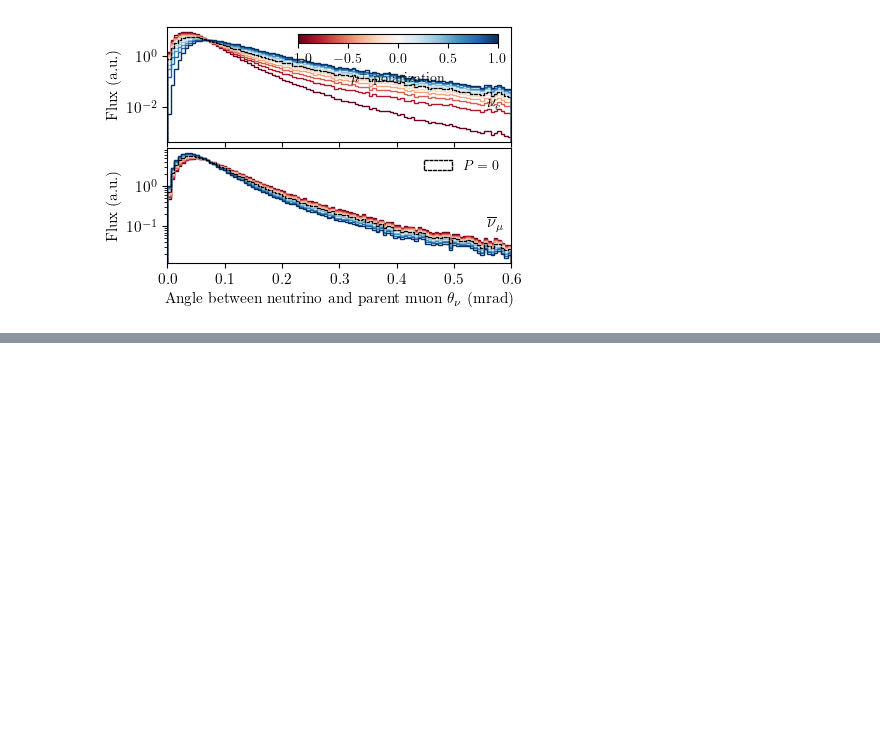
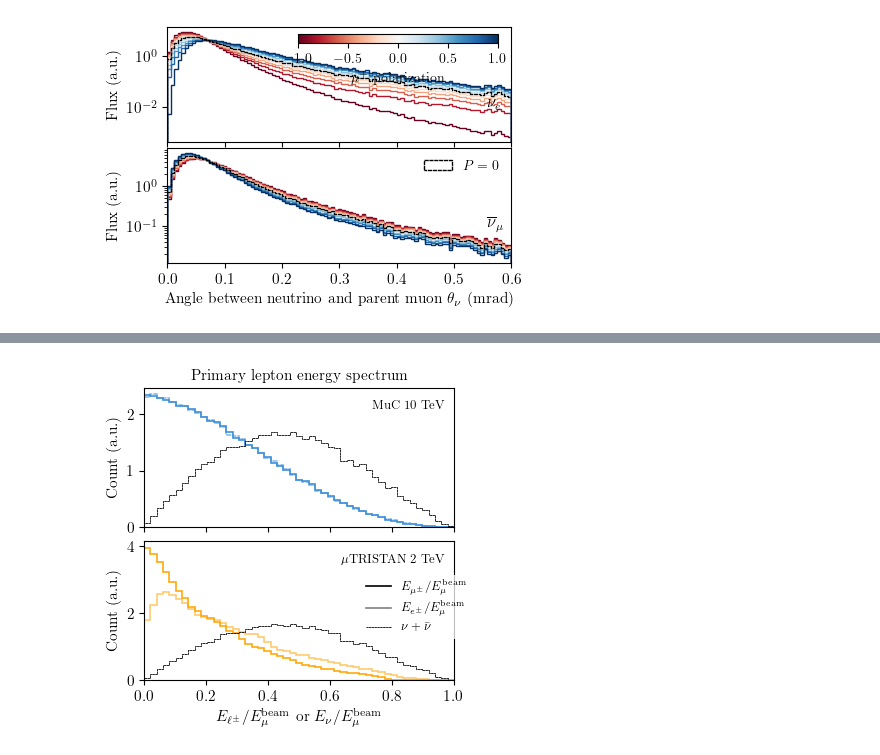
Before and after one commit to mhostert/BIN_MC, a Jupyter notebook: BIN_characterization.ipynb, the cells around one changed output, grey strips where cells are left out. Cells and saved outputs as stored; diff of their text form; code cells hidden in the pictures; blank space fills up the shorter version.

```diff
--- a/BIN_characterization.ipynb
+++ b/BIN_characterization.ipynb
@@ -705,0 +769,60 @@ plt.savefig('plots/BIN_distributions/polarized_angle_dist.pdf', bbox_inches = 't
+# %%
+import matplotlib.gridspec as gridspec
+
+# Create figure and gridspec
+fig = plt.figure(figsize=(4.0, 3.8))
+gs = gridspec.GridSpec(2, 1, height_ratios=[1, 1], hspace=0.1)
+ax1 = plt.subplot(gs[0])
+ax2 = plt.subplot(gs[1])
+ax1.set_title(r'Primary lepton energy spectrum', fontsize=11)
+
+LS = (1,(3,0.5))
+LW = 1.2
+yunits=1e9
+bins = np.linspace(0,1,50)
+DENS=True
+light_factor=0.6
+# First subplot
+c1 = col_sims[0]
+ax1.hist(c1.genie_events[c1.genie_e]['E'] / c1.design['beam_p0'], weights=c1.genie_events[c1.genie_e]['w'] / yunits,
+         bins=bins, histtype='step', label='MuC 10 TeV', color=pt.cblind_safe_wheel[0], zorder=2, lw=LW, density=DENS)
+ax1.hist(c1.genie_events[c1.genie_mu]['E'] / c1.design['beam_p0'], weights=c1.genie_events[c1.genie_mu]['w'] / yunits,
+         bins=bins, histtype='step', color=pt.lighten_color(pt.cblind_safe_wheel[0],light_factor), zorder=2-0.1, ls=(1,(3,0.6)), lw=LW, density=DENS)
+ax1.hist(c1.genie_events['nu_E'] / c1.design['beam_p0'], weights=c1.genie_events['w'] / yunits,
+         bins=bins, histtype='step', color='black', zorder=2, lw=LW*0.5, ls=LS, density=DENS)
+
+c2 = col_sims[2]
+ax2.hist(c2.genie_events[c2.genie_e]['E'] / c2.design['beam_p0'], weights=c2.genie_events[c2.genie_e]['w'] / yunits,
+         bins=bins, histtype='step', label=r'$\mu$TRISTAN', color=pt.cblind_safe_wheel[1], zorder=2, lw=LW, density=DENS)
+ax2.hist(c2.genie_events[c2.genie_mu]['E'] / c2.design['beam_p0'], weights=c2.genie_events[c2.genie_mu]['w'] / yunits,
+         bins=bins, histtype='step', color=pt.lighten_color(pt.cblind_safe_wheel[1],light_factor), zorder=2-0.1, lw=LW, density=DENS)
+ax2.hist(c1.genie_events['nu_E'] / c1.design['beam_p0'], weights=c1.genie_events['w']/c1.genie_events['w'].sum()*c2.genie_events['w'].sum() / yunits,
+         bins=bins, histtype='step', color='black', zorder=2, lw=LW*0.5, ls=LS, density=DENS)
+
+
+ax1.set_ylabel(r'Count (a.u.)')
+ax2.set_ylabel(r'Count (a.u.)')
+ax2.set_xlabel(r'${E_{\ell^\pm}}/{E_\mu^{\rm beam}}$ or ${E_{\nu}}/{E_\mu^{\rm beam}}$')
+
+# Loop over axes and annotate
+labels=[r'MuC 10 TeV', r'$\mu$TRISTAN 2 TeV']
+for i, ax in enumerate([ax1, ax2]):
+    ax.text(0.97, 0.9, labels[i], transform=ax.transAxes,
+            fontsize=9, verticalalignment='top', horizontalalignment='right')
+    # ax.set_ylim(0.,0.3)
+
+# Create a new legend
+dark_line = plt.Line2D([], [], color='black', lw=LW, label=r'${E_{\mu^\pm}}/{E_\mu^{\rm beam}}$')
+light_line = plt.Line2D([], [], color='gray', lw=LW, label=r'${E_{e^\pm}}/{E_\mu^{\rm beam}}$')
+lighter_line = plt.Line2D([], [], color='black', zorder=2, lw=LW*0.5, ls=LS, label=r'${E_{\nu}}/{E_\mu^{\rm beam}}$')
+leg2 = ax2.legend(handles=[dark_line, light_line, lighter_line], loc=(0.7, 0.3), title='', fontsize=9, frameon=True, framealpha=0.75, edgecolor='None')
+# leg2 = ax3.legend(handles=[dark_line, light_line], loc=(0.79, 0.1), title='', fontsize=10, frameon=True, framealpha=0.75)
+
+ax1.set_xlim(0, 1)
+ax2.set_xlim(0, 1)
+
+# Adjust labels and layout
+plt.setp(ax1.get_xticklabels(), visible=False)
+plt.savefig('plots/BIN_distributions/lepton_energy.pdf', bbox_inches = 'tight', dpi = 500)
+# %% [output]
+[figure, added]
```
Also changed, not shown: parts of 13 cells of this notebook, 33 other files.
